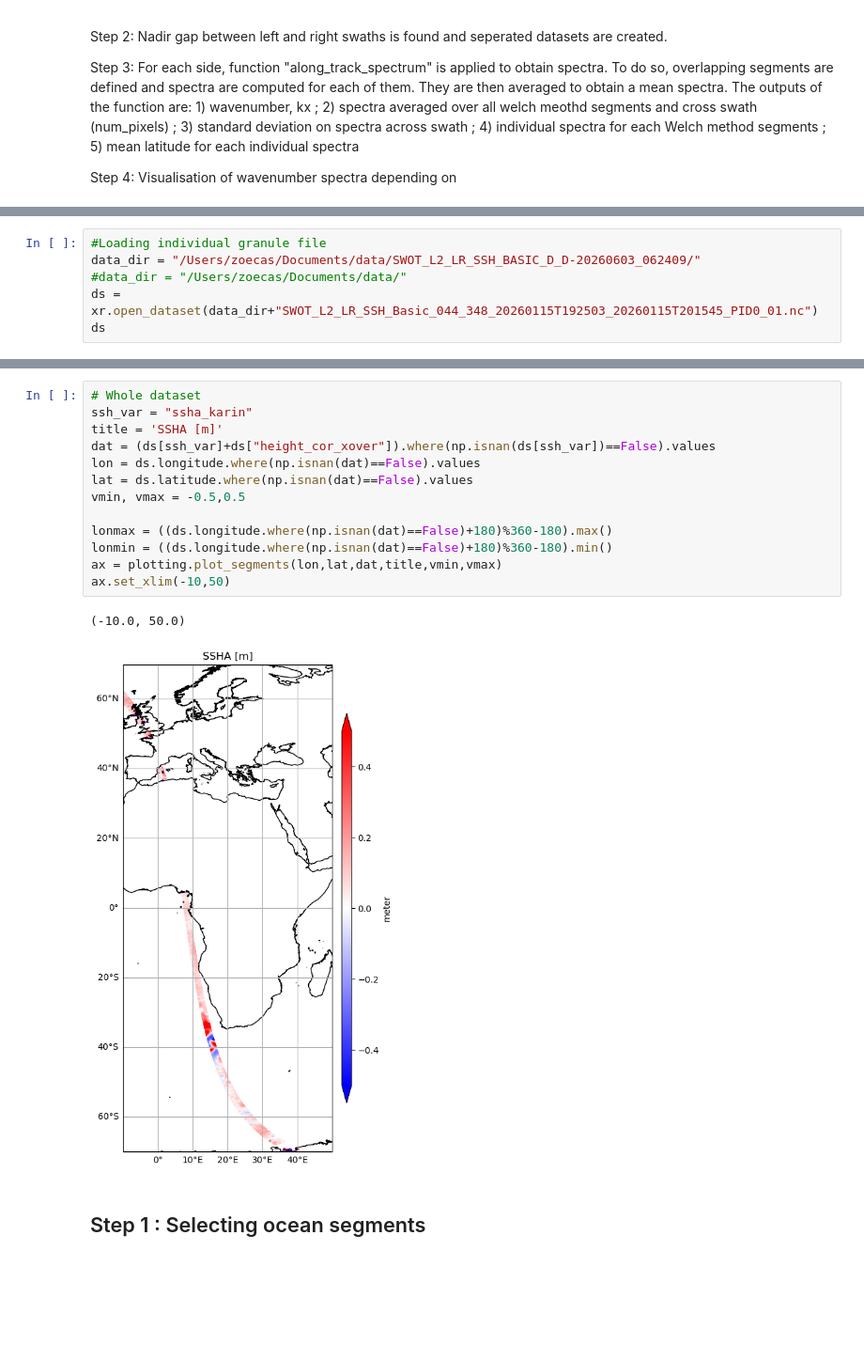
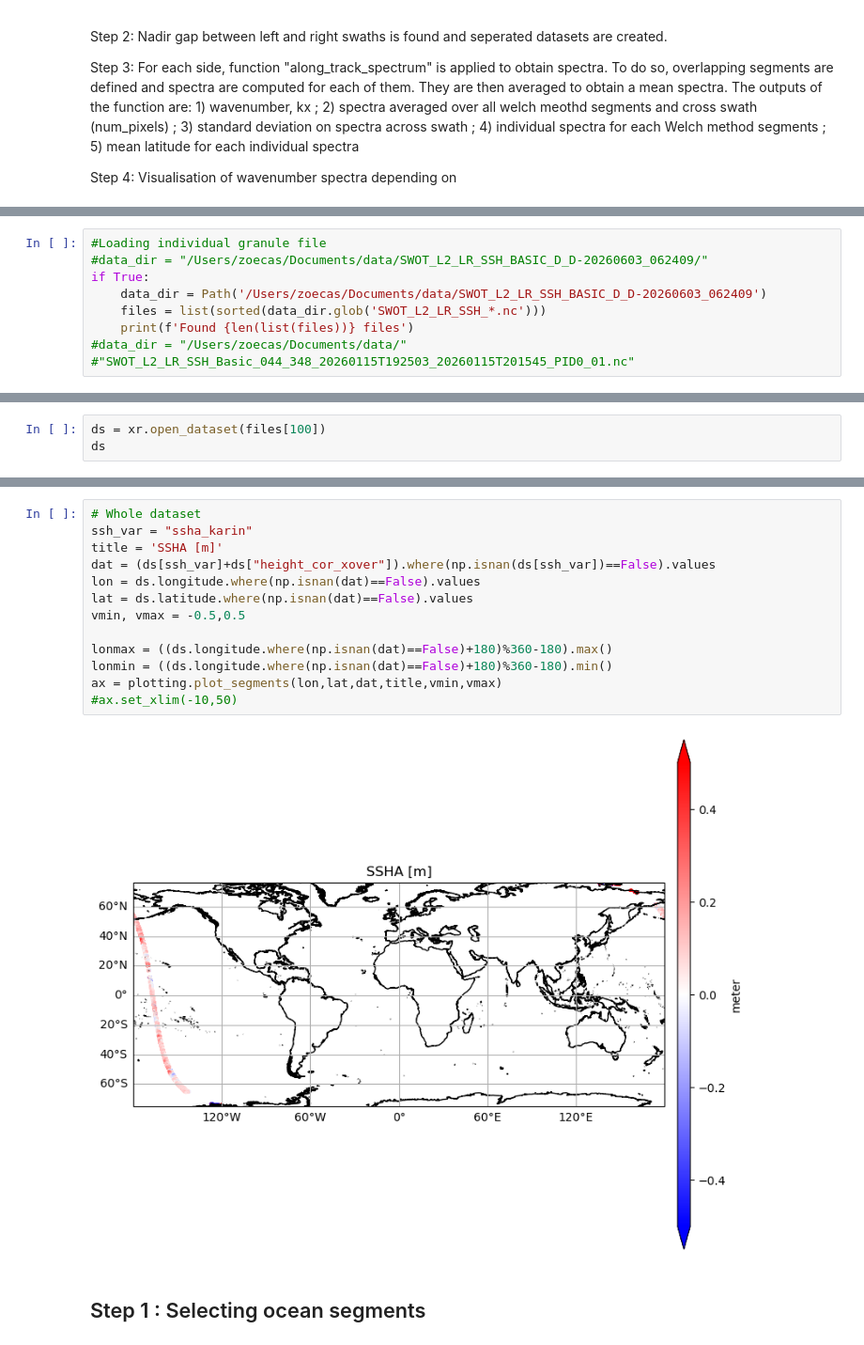
Before and after one commit to zcasparco/SWOT_UHH, a Jupyter notebook: SSH spectra/SSH_along_track spectra.ipynb, the cells around one changed output, grey strips where cells are left out. Shown at 94% size. Saved outputs shown, nothing was run; the diff lists cells and outputs as text; blank space fills up the shorter version.

```diff
--- a/SSH spectra/SSH_along_track spectra.ipynb
+++ b/SSH spectra/SSH_along_track spectra.ipynb
@@ -24,8 +26,11 @@ from scipy.ndimage import binary_dilation
 from swot_analysis import plotting
 # %%
 #Loading individual granule file
-data_dir = "/Users/zoecas/Documents/data/SWOT_L2_LR_SSH_BASIC_D_D-20260603_062409/"
+#data_dir = "/Users/zoecas/Documents/data/SWOT_L2_LR_SSH_BASIC_D_D-20260603_062409/"
+if True:
+    data_dir = Path('/Users/zoecas/Documents/data/SWOT_L2_LR_SSH_BASIC_D_D-20260603_062409')
+    files = list(sorted(data_dir.glob('SWOT_L2_LR_SSH_*.nc')))
+    print(f'Found {len(list(files))} files')
 #data_dir = "/Users/zoecas/Documents/data/"
-ds = xr.open_dataset(data_dir+"SWOT_L2_LR_SSH_Basic_044_348_20260115T192503_20260115T201545_PID0_01.nc")
-ds
+#"SWOT_L2_LR_SSH_Basic_044_348_20260115T192503_20260115T201545_PID0_01.nc"
 # %% [output]
@@ -48,0 +38,3 @@ Data variables: (12/24)
+# %%
+ds = xr.open_dataset(files[100])
+ds
@@ -49,19 +59,18 @@ Data variables: (12/24)
 # %%
 # Whole dataset
 ssh_var = "ssha_karin"
 title = 'SSHA [m]'
 dat = (ds[ssh_var]+ds["height_cor_xover"]).where(np.isnan(ds[ssh_var])==False).values
 lon = ds.longitude.where(np.isnan(dat)==False).values
 lat = ds.latitude.where(np.isnan(dat)==False).values
 vmin, vmax = -0.5,0.5
 
 lonmax = ((ds.longitude.where(np.isnan(dat)==False)+180)%360-180).max()
 lonmin = ((ds.longitude.where(np.isnan(dat)==False)+180)%360-180).min()
 ax = plotting.plot_segments(lon,lat,dat,title,vmin,vmax)
-ax.set_xlim(-10,50)
+#ax.set_xlim(-10,50)
 # %% [output]
-(-10.0, 50.0)
-[figure, old version]
+[figure, new version]
 # %% [markdown]
 ## Step 1 : Selecting ocean segments
 # %%
```
Also changed, not shown: parts of 18 cells of this notebook.
